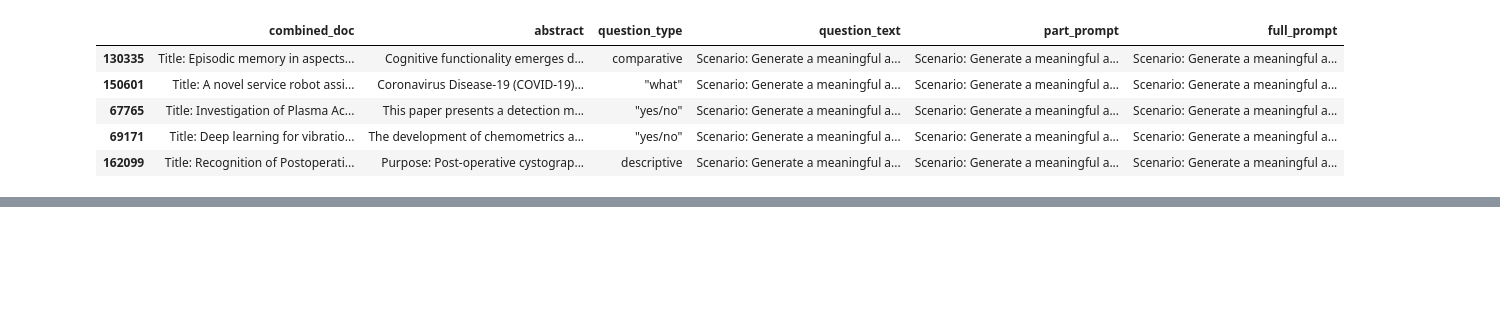
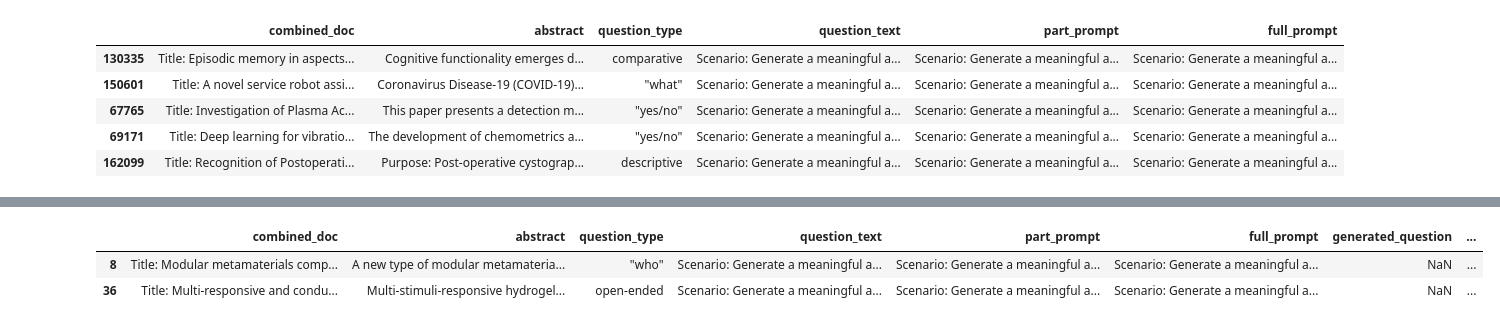
Before and after one commit to KennyLoRI/pubMedNLP, a Jupyter notebook: kedronlp/notebooks/questionScenarios.ipynb, the cells around one changed output, grey strips where cells are left out. Saved outputs shown, nothing was run; the diff lists cells and outputs as text; code cells hidden in the pictures; blank space fills up the shorter version.

```diff
--- a/kedronlp/notebooks/questionScenarios.ipynb
+++ b/kedronlp/notebooks/questionScenarios.ipynb
@@ -101,0 +141,3 @@ rand_abstract_question.to_csv("question_generation_prompts.csv", index=False)
+# %%
+manual_questions.loc[manual_questions["generated_question"].isna()]
+# %% [output]
@@ -101,0 +145,3 @@ rand_abstract_question.to_csv("question_generation_prompts.csv", index=False)
+|  | combined_doc | abstract | question_type | question_text | part_prompt | full_prompt | generated_question | ... |
+| 8 | Title: Modular metamaterials comp... | A new type of modular metamateria... | "who" | Scenario: Generate a meaningful a... | Scenario: Generate a meaningful a... | Scenario: Generate a meaningful a... | NaN | ... |
+| 36 | Title: Multi-responsive and condu... | Multi-stimuli-responsive hydrogel... | open-ended | Scenario: Generate a meaningful a... | Scenario: Generate a meaningful a... | Scenario: Generate a meaningful a... | NaN | ... |
```
Also changed, not shown: parts of 14 cells of this notebook, 2 other files.
